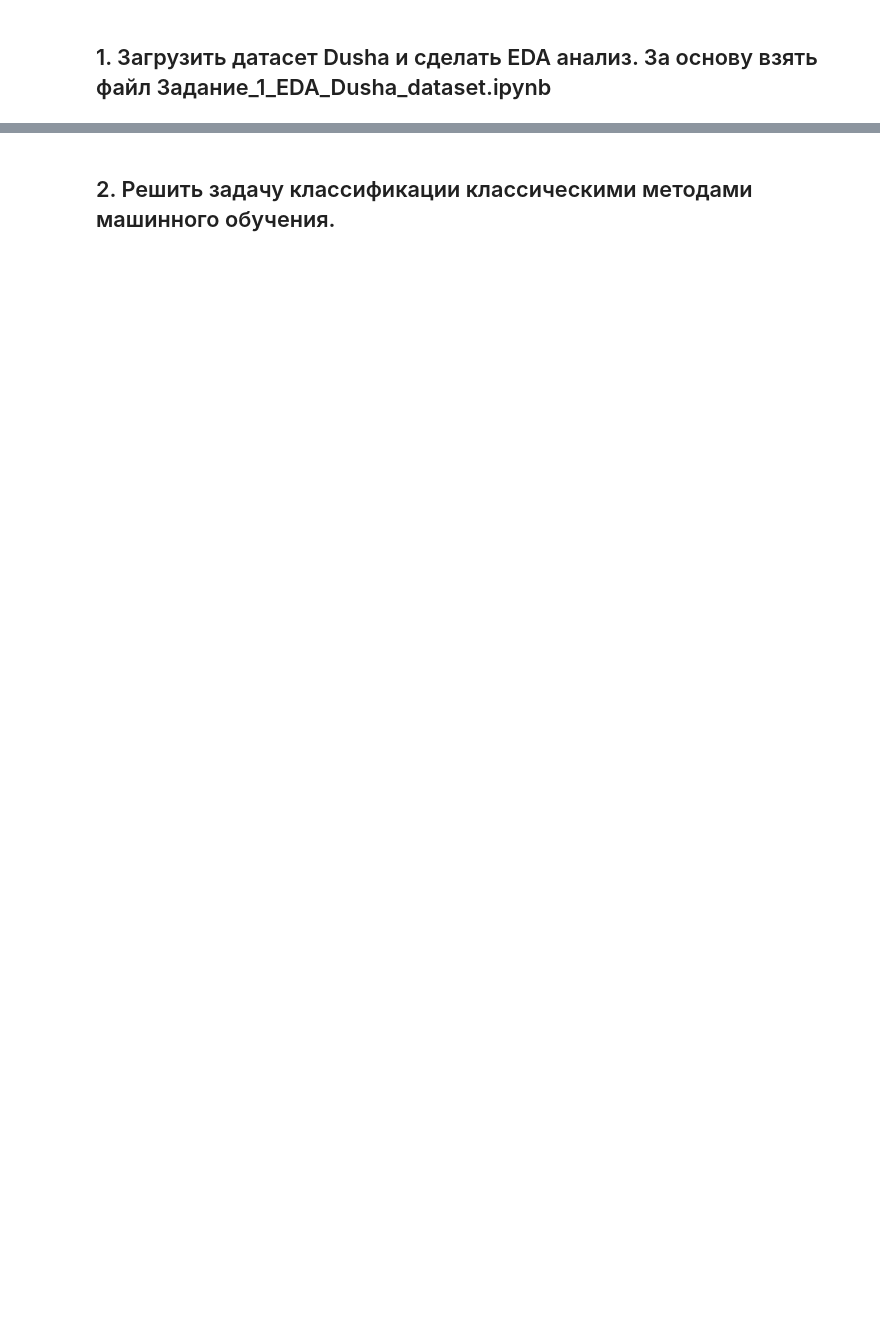
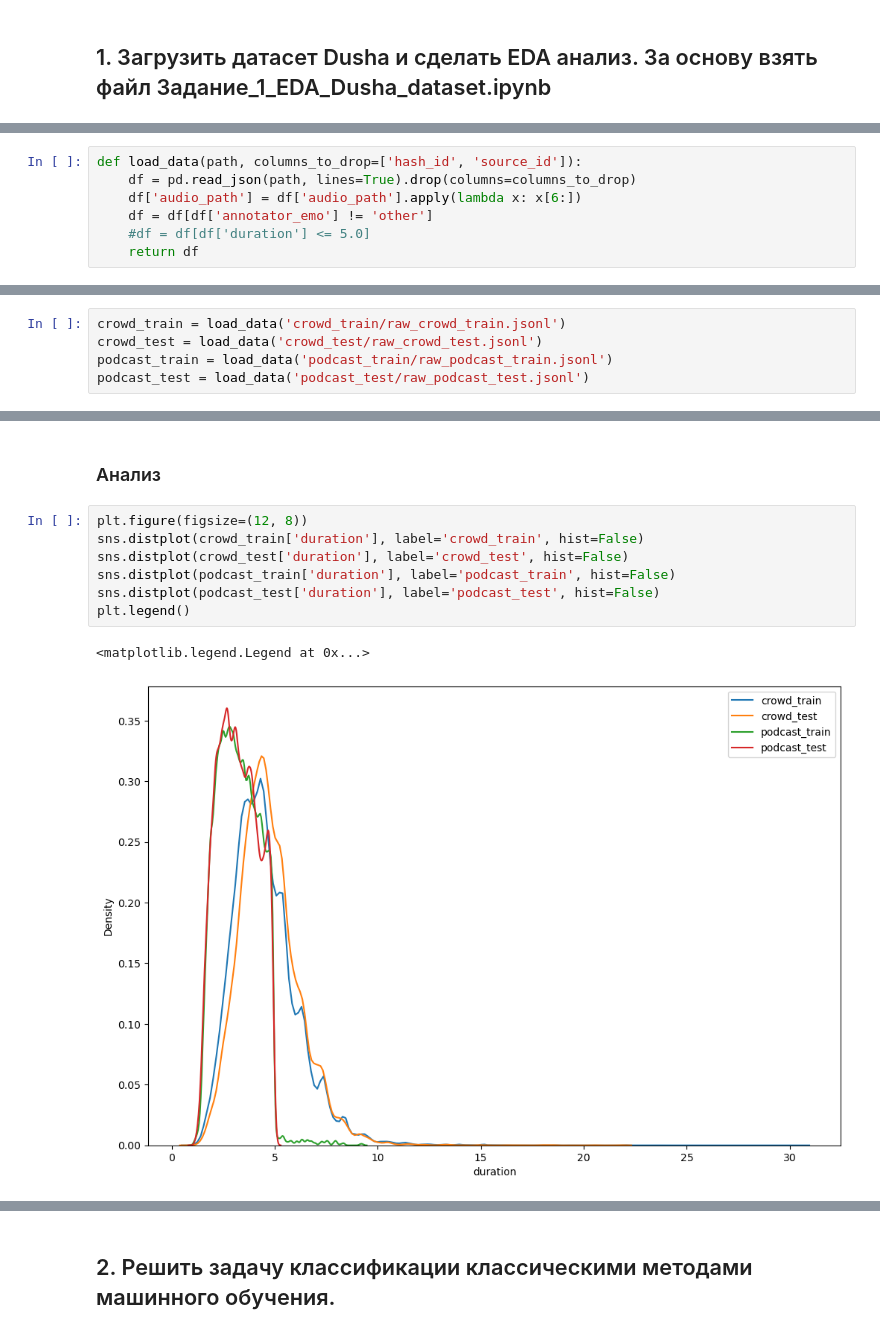
Before and after one commit to anpilove/NLP-FU, a Jupyter notebook: Lab6/Lab6_AudioSentiment.ipynb, the cells around one changed output, grey strips where cells are left out. Saved outputs shown, nothing was run; the diff lists cells and outputs as text; blank space fills up the shorter version.

```diff
--- a/Lab6/Lab6_AudioSentiment.ipynb
+++ b/Lab6/Lab6_AudioSentiment.ipynb
@@ -28,0 +75,7 @@ ModuleNotFoundError: ignored
+# %%
+def load_data(path, columns_to_drop=['hash_id', 'source_id']):
+    df = pd.read_json(path, lines=True).drop(columns=columns_to_drop)
+    df['audio_path'] = df['audio_path'].apply(lambda x: x[6:])
+    df = df[df['annotator_emo'] != 'other']
+    #df = df[df['duration'] <= 5.0]
+    return df
@@ -28,0 +100,5 @@ ModuleNotFoundError: ignored
+# %%
+crowd_train = load_data('crowd_train/raw_crowd_train.jsonl')
+crowd_test = load_data('crowd_test/raw_crowd_test.jsonl')
+podcast_train = load_data('podcast_train/raw_podcast_train.jsonl')
+podcast_test = load_data('podcast_test/raw_podcast_test.jsonl')
@@ -28,0 +137,12 @@ ModuleNotFoundError: ignored
+# %% [markdown]
+### Анализ
+# %%
+plt.figure(figsize=(12, 8))
+sns.distplot(crowd_train['duration'], label='crowd_train', hist=False)
+sns.distplot(crowd_test['duration'], label='crowd_test', hist=False)
+sns.distplot(podcast_train['duration'], label='podcast_train', hist=False)
+sns.distplot(podcast_test['duration'], label='podcast_test', hist=False)
+plt.legend()
+# %% [output]
+<matplotlib.legend.Legend at 0x...>
+[figure, added]
```
Also changed, not shown: parts of 25 cells of this notebook.
